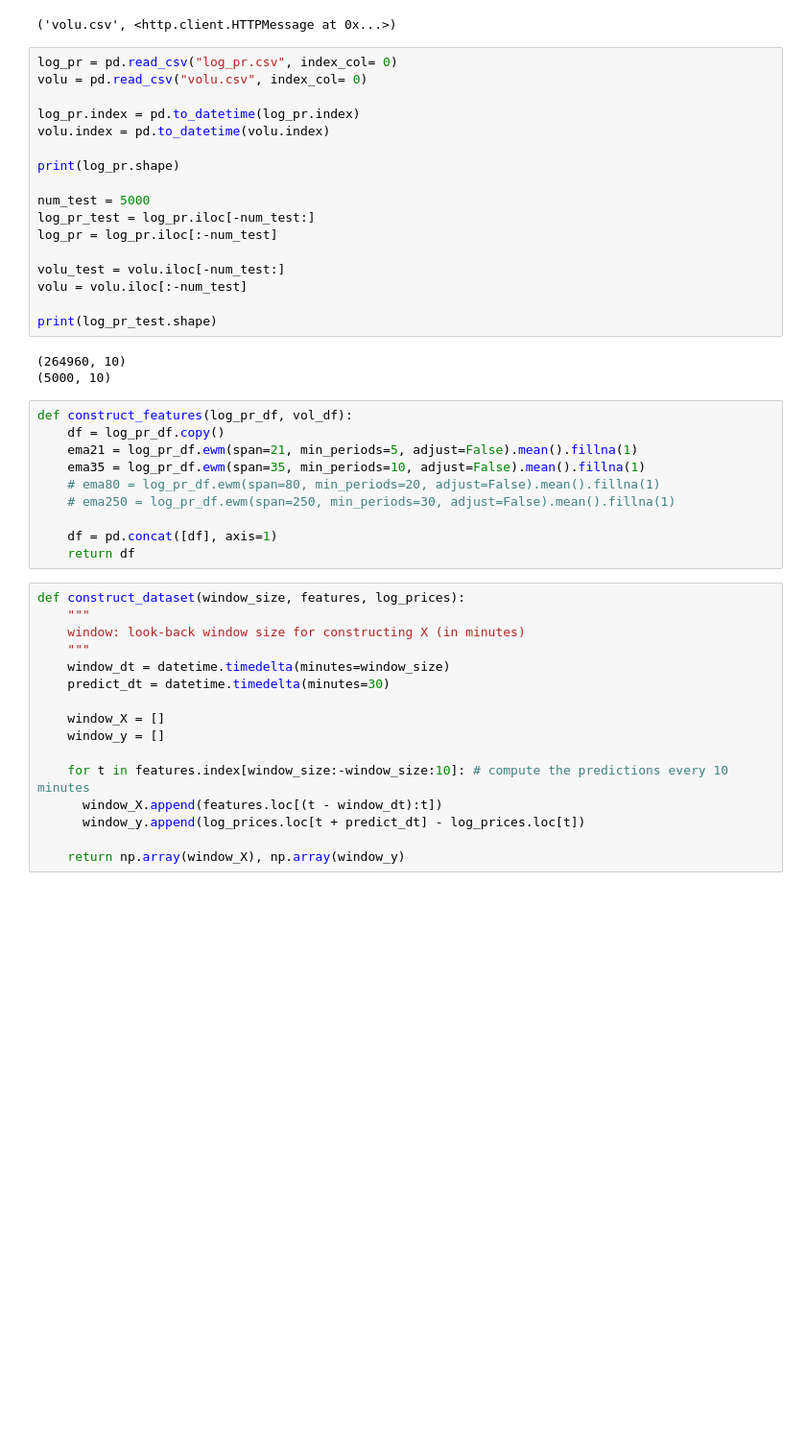
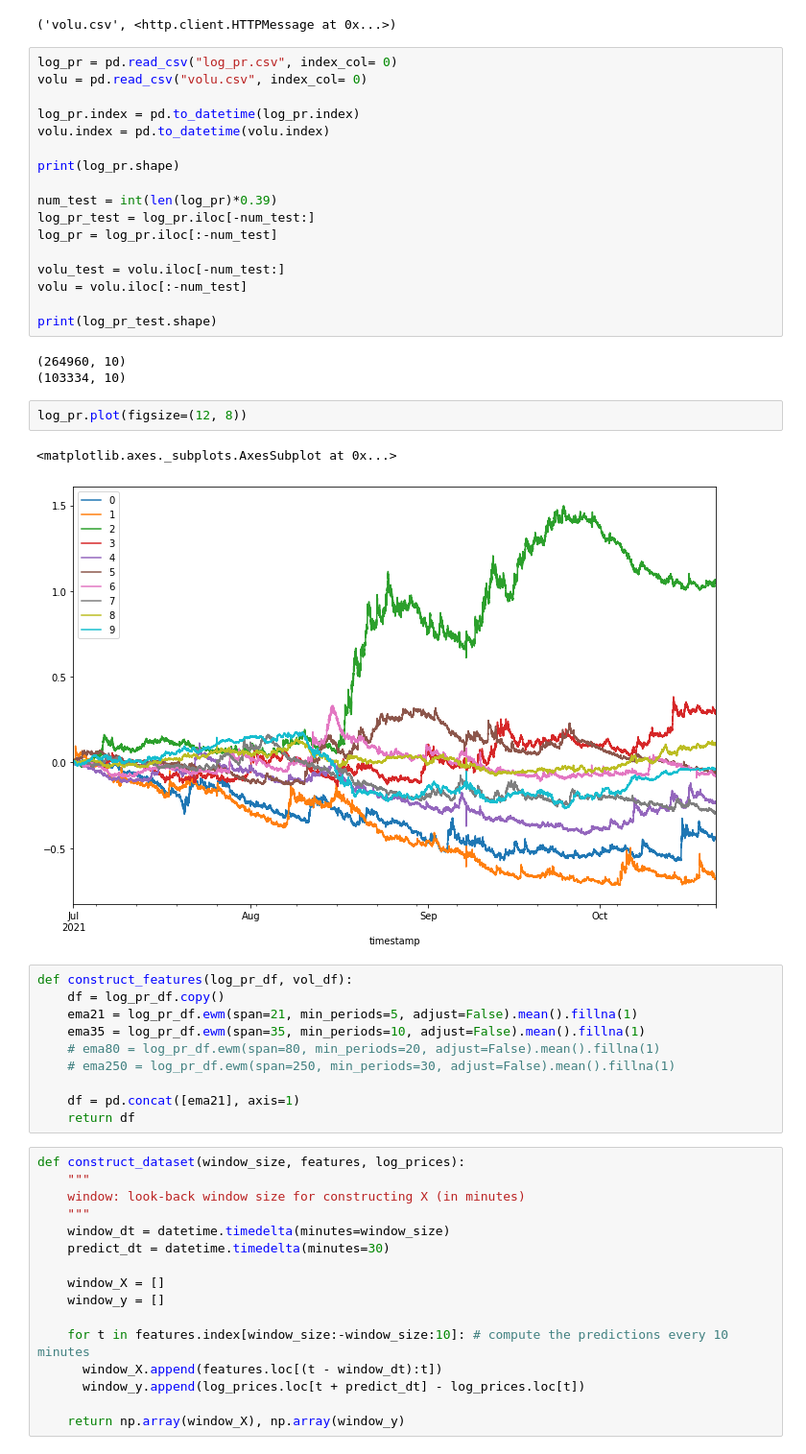
Before and after one commit to unique-subedi/crypto-prediction, a Jupyter notebook: stats_601_project.ipynb, the cells around one changed output. Shown at 96% size. Drawn from its saved outputs; the diff is of its cells as text; blank space fills up the shorter version.

```diff
--- a/stats_601_project.ipynb
+++ b/stats_601_project.ipynb
@@ -27,7 +27,7 @@ volu.index = pd.to_datetime(volu.index)
 
 print(log_pr.shape)
 
-num_test = 5000
+num_test = int(len(log_pr)*0.39)
 log_pr_test = log_pr.iloc[-num_test:]
 log_pr = log_pr.iloc[:-num_test]
 
@@ -37,7 +37,12 @@ volu = volu.iloc[:-num_test]
 print(log_pr_test.shape)
 # %% [output]
 (264960, 10)
-(5000, 10)
+(103334, 10)
+# %%
+log_pr.plot(figsize=(12, 8))
+# %% [output]
+<matplotlib.axes._subplots.AxesSubplot at 0x...>
+[figure, added]
 # %%
 def construct_features(log_pr_df, vol_df):
     df = log_pr_df.copy()
@@ -46,7 +51,7 @@ def construct_features(log_pr_df, vol_df):
     # ema80 = log_pr_df.ewm(span=80, min_periods=20, adjust=False).mean().fillna(1)
     # ema250 = log_pr_df.ewm(span=250, min_periods=30, adjust=False).mean().fillna(1)
 
-    df = pd.concat([df], axis=1)
+    df = pd.concat([ema21], axis=1)
     return df
 # %%
 def construct_dataset(window_size, features, log_prices):
```
Also changed, not shown: parts of 4 cells of this notebook.
